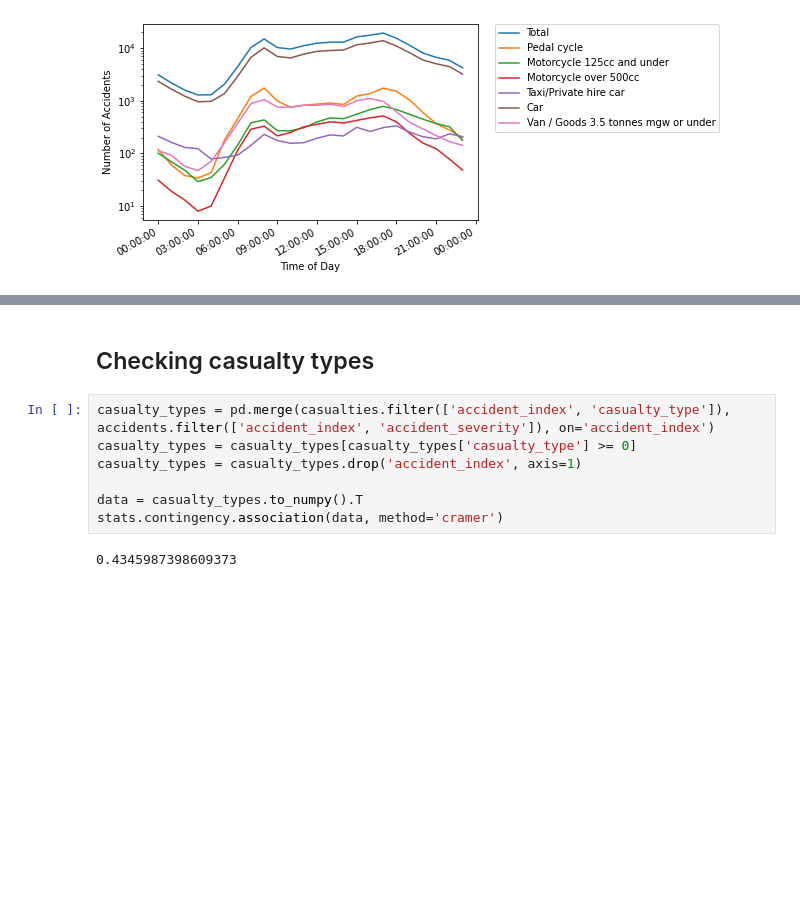
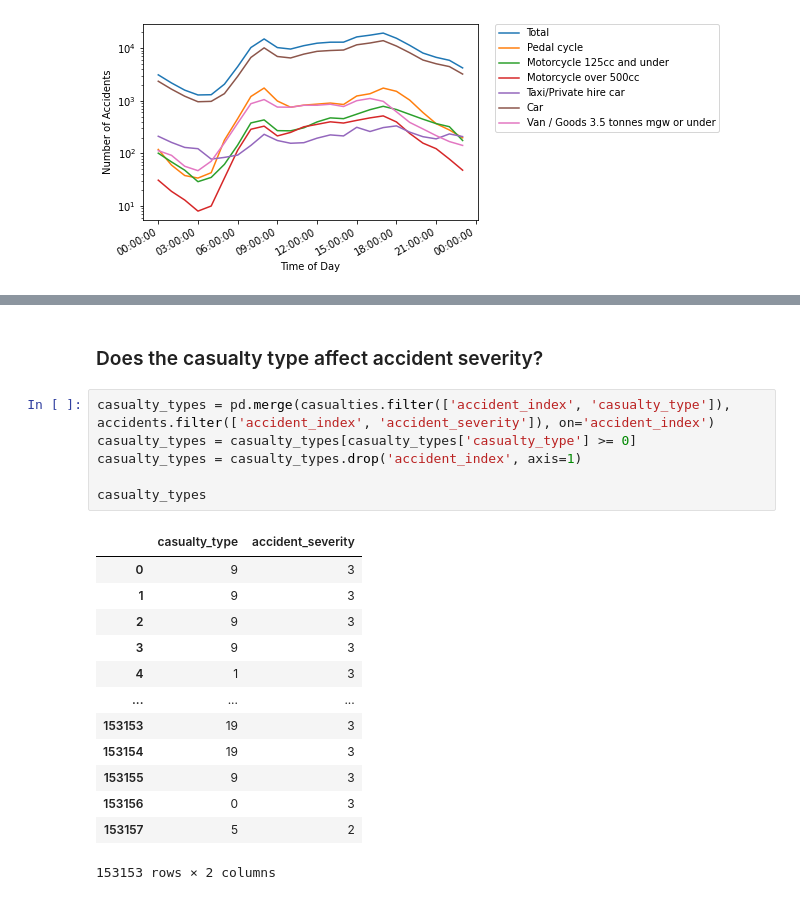
Before and after one commit to jakegodsall/road-traffic-accidents-2019, a Jupyter notebook: notebooks/EDA.ipynb, the cells around one changed output, grey strips where cells are left out. Drawn from its saved outputs; the diff is of its cells as text; blank space fills up the shorter version.

```diff
--- a/notebooks/EDA.ipynb
+++ b/notebooks/EDA.ipynb
@@ -407,11 +415,22 @@ stats.contingency.association(data, method='cramer')
 # %% [markdown]
-## Checking casualty types
+### Does the casualty type affect accident severity?
 # %%
 casualty_types = pd.merge(casualties.filter(['accident_index', 'casualty_type']), accidents.filter(['accident_index', 'accident_severity']), on='accident_index')
 casualty_types = casualty_types[casualty_types['casualty_type'] >= 0]
 casualty_types = casualty_types.drop('accident_index', axis=1)
 
-data = casualty_types.to_numpy().T
-stats.contingency.association(data, method='cramer')
+casualty_types
 # %% [output]
+|  | casualty_type | accident_severity |
+| 0 | 9 | 3 |
+| 1 | 9 | 3 |
+| 2 | 9 | 3 |
+| 3 | 9 | 3 |
+| 4 | 1 | 3 |
+| ... | ... | ... |
+| 153153 | 19 | 3 |
+| 153154 | 19 | 3 |
+| 153155 | 9 | 3 |
+| 153156 | 0 | 3 |
+| 153157 | 5 | 2 |
-0.4345987398609373
+153153 rows × 2 columns
```
Also changed, not shown: parts of 20 cells of this notebook.
